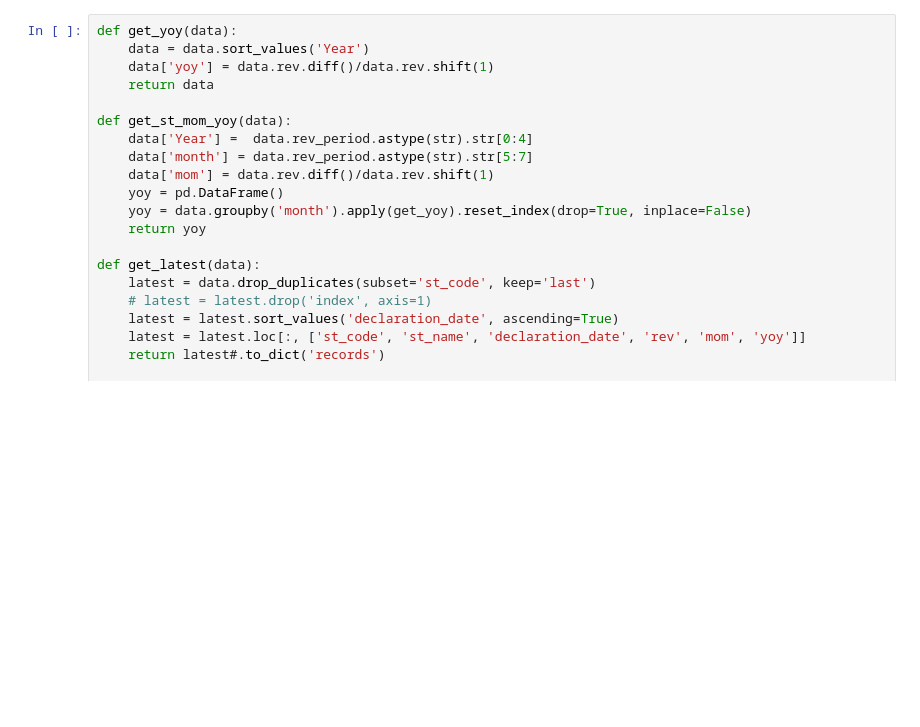
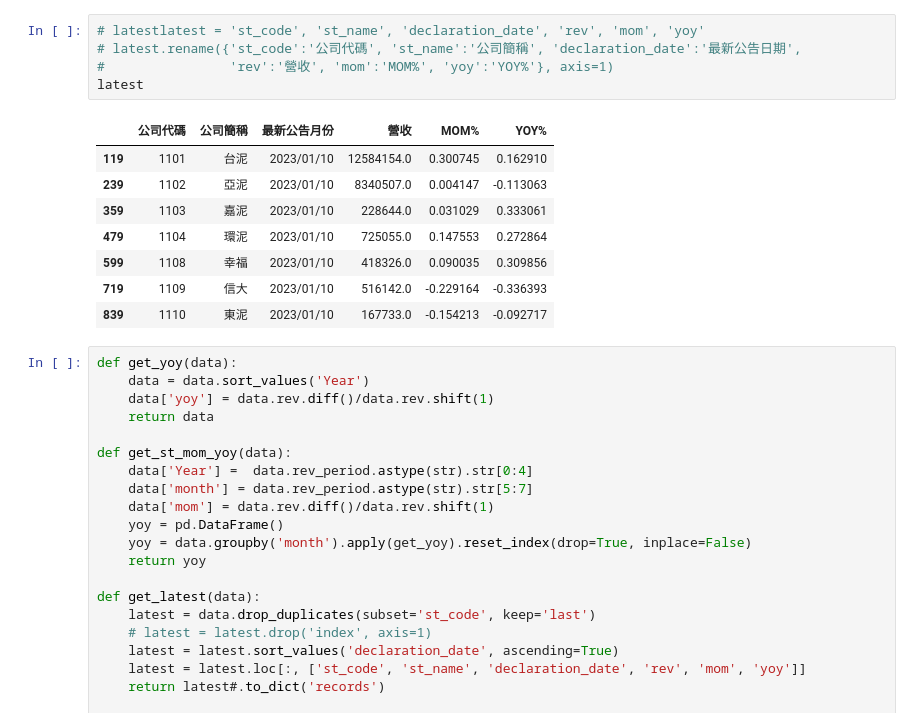
Before and after one commit to Cyu41/Revenue, a Jupyter notebook: Untitled.ipynb, the cells around one changed output. Saved outputs shown, nothing was run; the diff lists cells and outputs as text; blank space fills up the shorter version.

```diff
--- a/Untitled.ipynb
+++ b/Untitled.ipynb
@@ -39,3 +178,17 @@ minor_industry_name = revenue['TEJ子產業名.1'].dropna()
+# %%
+# latestlatest = 'st_code', 'st_name', 'declaration_date', 'rev', 'mom', 'yoy'
+# latest.rename({'st_code':'公司代碼', 'st_name':'公司簡稱', 'declaration_date':'最新公告日期',
+#                'rev':'營收', 'mom':'MOM%', 'yoy':'YOY%'}, axis=1)
+latest
+# %% [output]
+|  | 公司代碼 | 公司簡稱 | 最新公告月份 | 營收 | MOM% | YOY% |
+| 119 | 1101 | 台泥 | 2023/01/10 | 12584154.0 | 0.300745 | 0.162910 |
+| 239 | 1102 | 亞泥 | 2023/01/10 | 8340507.0 | 0.004147 | -0.113063 |
+| 359 | 1103 | 嘉泥 | 2023/01/10 | 228644.0 | 0.031029 | 0.333061 |
+| 479 | 1104 | 環泥 | 2023/01/10 | 725055.0 | 0.147553 | 0.272864 |
+| 599 | 1108 | 幸福 | 2023/01/10 | 418326.0 | 0.090035 | 0.309856 |
+| 719 | 1109 | 信大 | 2023/01/10 | 516142.0 | -0.229164 | -0.336393 |
+| 839 | 1110 | 東泥 | 2023/01/10 | 167733.0 | -0.154213 | -0.092717 |
 # %%
 def get_yoy(data):
     data = data.sort_values('Year')
```
Also changed, not shown: parts of 11 cells of this notebook, 2 other files.
